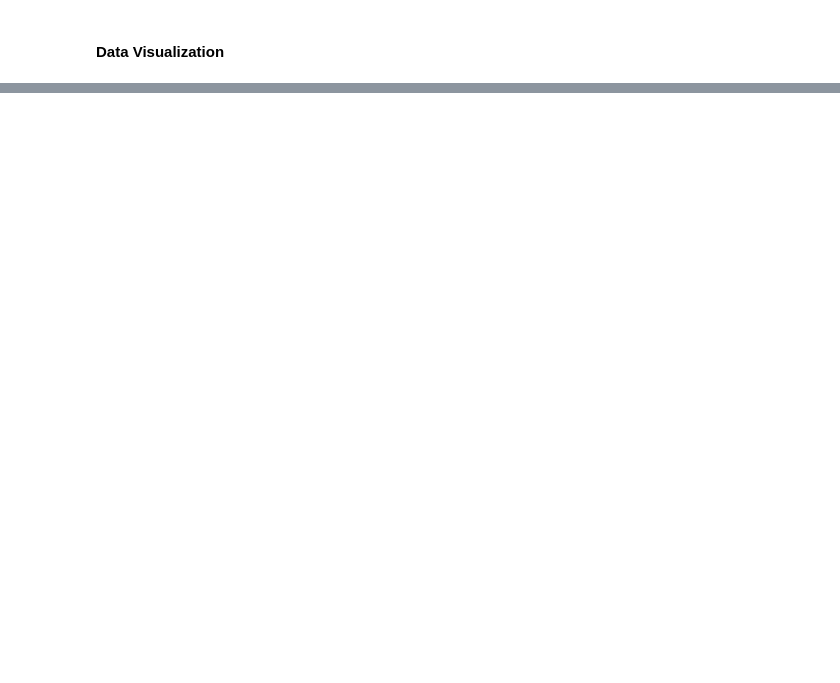
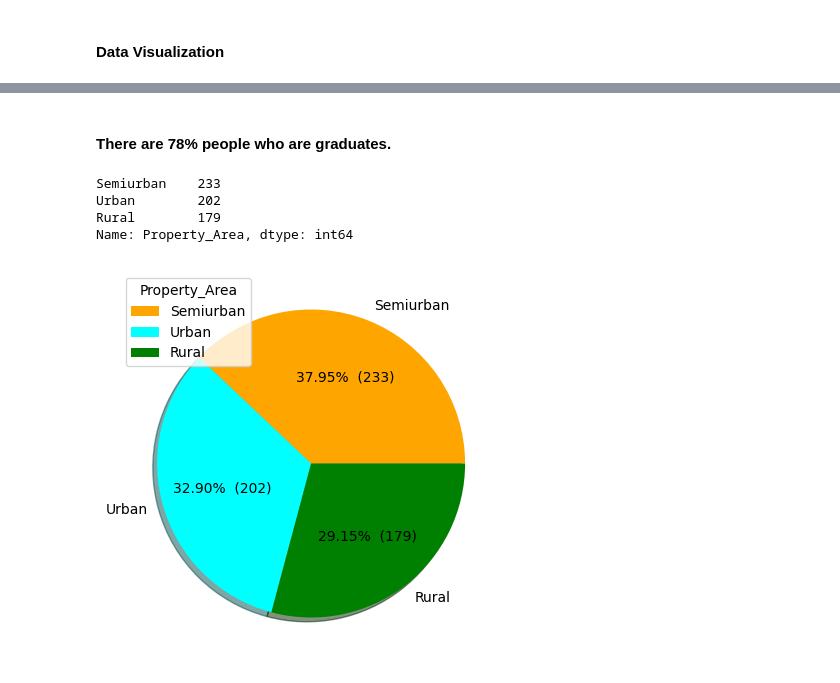
Before and after one commit to Akshay-Paunikar/Loan_Prediction_ML, a Jupyter notebook: project/notebook/Loan_Prediction.ipynb, the cells around one changed output, grey strips where cells are left out. Drawn from its saved outputs; the diff is of its cells as text; code cells hidden in the pictures; blank space fills up the shorter version.

Commit message:
Data Visualization has started

```diff
--- a/project/notebook/Loan_Prediction.ipynb
+++ b/project/notebook/Loan_Prediction.ipynb
@@ -422,0 +490,22 @@ memory usage: 34.3+ KB
+# %% [markdown]
+#### There are 78% people who are graduates.
+# %%
+# How many different property area that people live in ?
+training_data['Property_Area'].value_counts()
+# %% [output]
+Semiurban    233
+Urban        202
+Rural        179
+Name: Property_Area, dtype: int64
+# %%
+# create a pie chart
+data = training_data['Property_Area'].value_counts().values
+labels = training_data['Property_Area'].value_counts().index
+
+plt.figure(figsize=(7,5))
+plt.pie(x=data, labels=labels,
+        autopct=lambda p : '{:.2f}%  ({:,.0f})'.format(p,p * sum(data)/100), colors=['orange','cyan', 'green'], shadow=True)
+plt.legend(labels, loc='upper left', title='Property_Area')
+plt.show()
+# %% [output]
+[figure, added]
```
Also changed, not shown: parts of 9 cells of this notebook, 1 other file.
